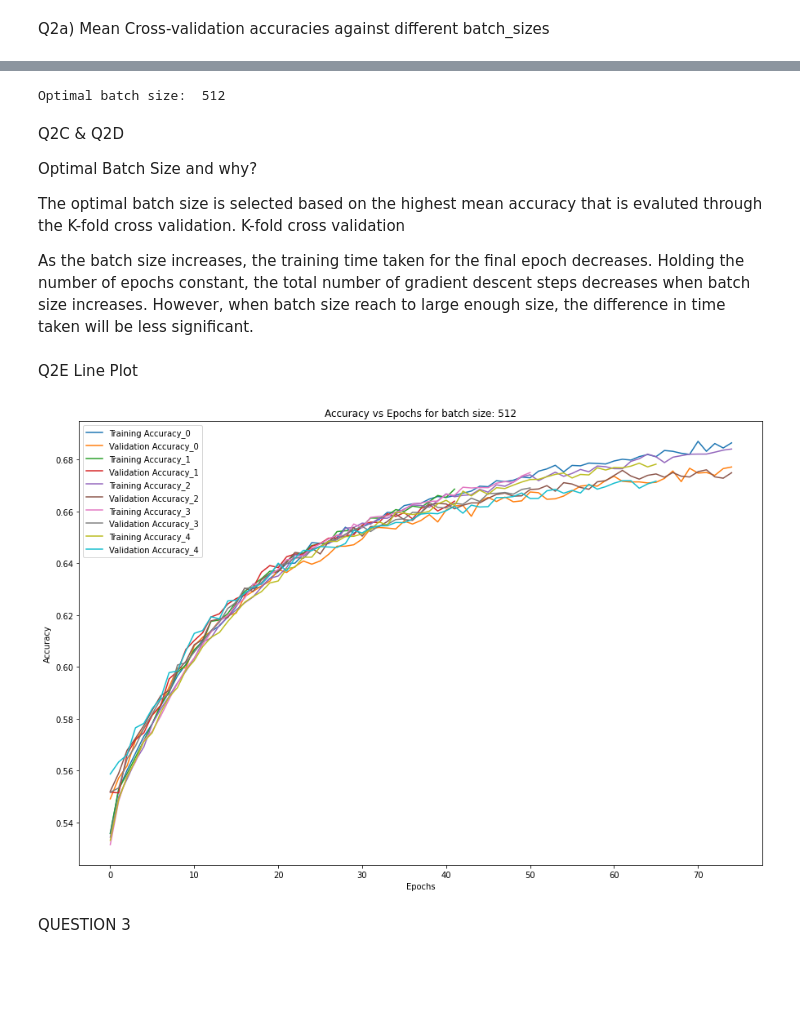
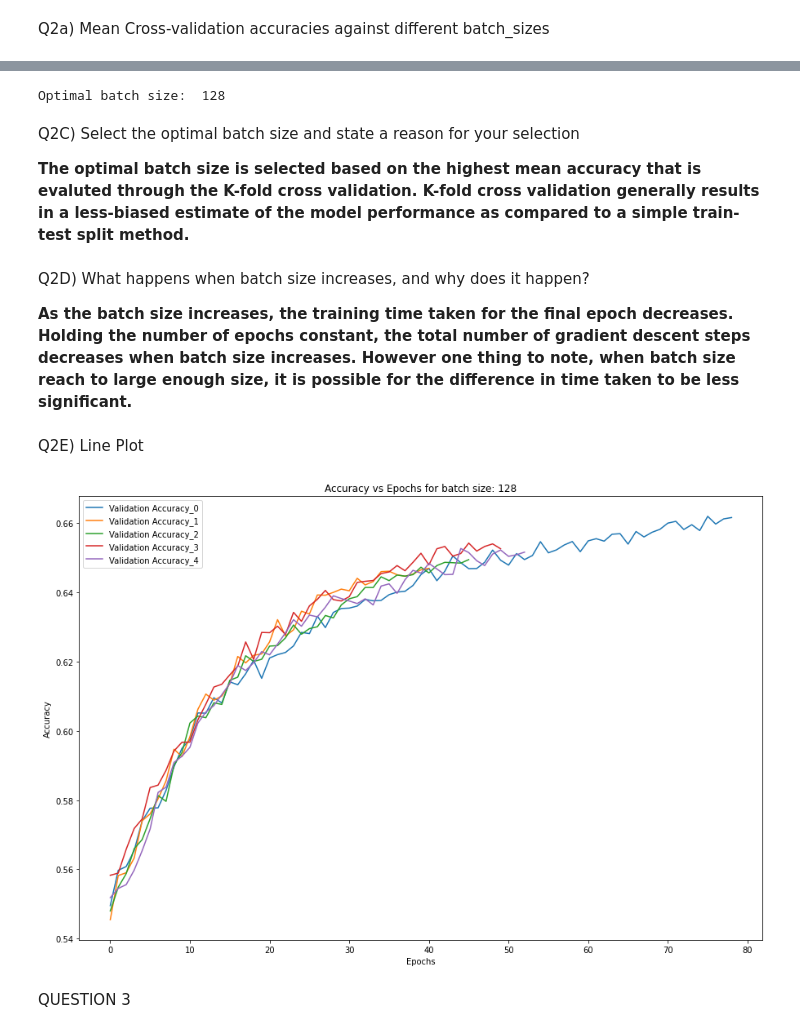
Before and after one commit to GxTeo/Prediction-of-HDB-Housing-Prices-with-Neural-Networks-, a Jupyter notebook: Assignment/Part1_Q1.ipynb, the cells around one changed output, grey strips where cells are left out. Saved outputs shown, nothing was run; the diff lists cells and outputs as text; code cells hidden in the pictures; blank space fills up the shorter version.

```diff
--- a/Assignment/Part1_Q1.ipynb
+++ b/Assignment/Part1_Q1.ipynb
@@ -262,3 +246,5 @@ Q2_X, Q2_Y = preparing_dataset(df, columns_to_drop=columns_to_drop)
+# %%
+Q2_X, Q2_Y = X_train_scaled, y_train
 # %%
 model_acc = {}
 model_train_acc = {}
@@ -278,14 +264,9 @@ for models in model_list:
     time_taken_list = []
     for train_idx, test_idx in cv.split(Q2_X, Q2_Y):
         cb = TimingCallback()
+        Q2_X_train, Q2_y_train  = Q2_X[train_idx], Q2_Y[train_idx]
+        Q2_X_test, Q2_y_test = Q2_X[test_idx], Q2_Y[test_idx]
 
-        Q2_X_train, Q2_y_train  = Q2_X.iloc[train_idx], Q2_Y.iloc[train_idx]
-        Q2_y_train = Q2_y_train.to_numpy()
-
-        Q2_X_test, Q2_y_test = Q2_X.iloc[test_idx], Q2_Y.iloc[test_idx]
-        Q2_y_test = Q2_y_test.to_numpy()
-
-        Q2_X_train_scaled, Q2_X_test_scaled = preprocess_dataset(Q2_X_train, Q2_X_test)
 
         Q2_model = Sequential([Dense(num_neurons, activation='relu'),
                         Dropout(0.2), Dense(num_neurons, activation ='relu'),
@@ -296,27 +277,27 @@ for models in model_list:
                     loss='binary_crossentropy',
                     metrics=['accuracy'])
 
-        Q2_history[models + model_fold[fold]] = Q2_model.fit(Q2_X_train_scaled, Q2_y_train,
+        Q2_history[models + model_fold[fold]] = Q2_model.fit(Q2_X_train, Q2_y_train,
                         batch_size = batch_size_list[batch_idx],
                         epochs=no_epochs,
                         verbose=0,
                         use_multiprocessing=True,
-                        validation_data=(Q2_X_test_scaled, Q2_y_test), callbacks=[callback, cb])
+                        validation_data=(Q2_X_test, Q2_y_test), callbacks=[callback, cb])
 
         #Time taken of final epoch for each fold
         time_taken_list.append(cb.times[-1])
         #print("Time Taken for final epoch " + models + model_fold[fold] + " : {}".format(cb.times[-1]))
 
         #Validation Accuracy of final epoch of each fold
-        val_acc.append(Q2_history[models + model_fold[fold]].history['val_accuracy'][-1])
+        val_acc.append(Q2_history[models + model_fold[fold]].history['val_acc'][-1])
 
         #Training Accuracy of final epoch of each fold
-        train_acc.append(Q2_history[models + model_fold[fold]].history['accuracy'][-1])
+        train_acc.append(Q2_history[models + model_fold[fold]].history['acc'][-1])
 
         #Val loss of final epoch of each fold
         val_loss.append(Q2_history[models + model_fold[fold]].history['val_loss'][-1])
 
-        print(models +' fold %d test accuracy %g'%(fold, val_acc[fold]))
+        #print(models +' fold %d test accuracy %g'%(fold, val_acc[fold]))
         fold += 1
 
     batch_idx +=1
@@ -324,4 +305,4 @@ for models in model_list:
     model_train_acc[models] = train_acc
     model_loss[models] = val_loss
     time_taken_dict[models]= time_taken_list
-    print(models + '* mean accuracy = %g *'% np.mean(val_acc))
+    #print(models + '* mean accuracy = %g *'% np.mean(val_acc))
@@ -346,10 +308,0 @@ model_1024* mean accuracy = 0.669028 *
-# %%
-print("Validation Accuracy\n")
-for key, value in model_acc.items():
-    print(key + ': ', value)
-
-print("\n")
-
-print("Training Accuracy\n")
-for key, value in model_train_acc.items():
-    print(key + ': ', value)
@@ -371,3 +308,0 @@ model_1024:  [0.6811588406562805, 0.6718654632568359, 0.6723935604095459, 0.6733
-# %%
-for key, value in time_taken_dict.items():
-    print(key + ': ', value)
@@ -439,39 +363,36 @@ table_df.head()
 optimal_batch_size = int(table_df['mean_val_acc'].idxmax())
 print("Optimal batch size: ", optimal_batch_size)
 # %% [output]
-Optimal batch size:  512
+Optimal batch size:  128
+# %% [markdown]
+Q2C) Select the optimal batch size and state a reason for your selection
+
+**The optimal batch size is selected based on the highest mean accuracy that is evaluted through the K-fold cross validation. K-fold cross validation generally results in a less-biased estimate of the model performance as compared to a simple train-test split method.**
 # %% [markdown]
-Q2C & Q2D
+Q2D) What happens when batch size increases, and why does it happen?
 
-Optimal Batch Size and why?
-
-The optimal batch size is selected based on the highest mean accuracy that is evaluted through the K-fold cross validation. K-fold cross validation
-
-
-As the batch size increases, the training time taken for the final epoch decreases. Holding the number of epochs constant, the total number of gradient descent steps decreases when batch size increases. However, when batch size reach to large enough size, the difference in time taken will be less significant.
+**As the batch size increases, the training time taken for the final epoch decreases. Holding the number of epochs constant, the total number of gradient descent steps decreases when batch size increases. However one thing to note, when batch size reach to large enough size, it is possible for the difference in time taken to be less significant.**
 # %% [markdown]
-Q2E Line Plot
+Q2E) Line Plot
 # %%
 plt_1 = plt.figure(figsize=(15, 10))
 optimal_batch_model = str(table_df.loc[optimal_batch_size, "Batch model"])
 fold = 0
 
 Q2_legend_list = []
 
 while(fold<no_folds):
-    plt.plot(Q2_history[optimal_batch_model + model_fold[fold]].history["accuracy"])
-    Q2_legend_list.append("Training Accuracy" + model_fold[fold])
-    plt.plot(Q2_history[optimal_batch_model + model_fold[fold]].history["val_accuracy"])
+    plt.plot(Q2_history[optimal_batch_model + model_fold[fold]].history["val_acc"])
     Q2_legend_list.append("Validation Accuracy" + model_fold[fold])
     fold+=1
 
 plt.legend(Q2_legend_list)
 plt.title('Accuracy vs Epochs for batch size: ' + str(optimal_batch_size))
 plt.ylabel('Accuracy')
 plt.xlabel('Epochs')
 plt.show()
 # %% [output]
-[figure, old version]
+[figure, new version]
 # %% [markdown]
 QUESTION 3
 # %%
```
Also changed, not shown: parts of 36 cells of this notebook, 1 other file.
